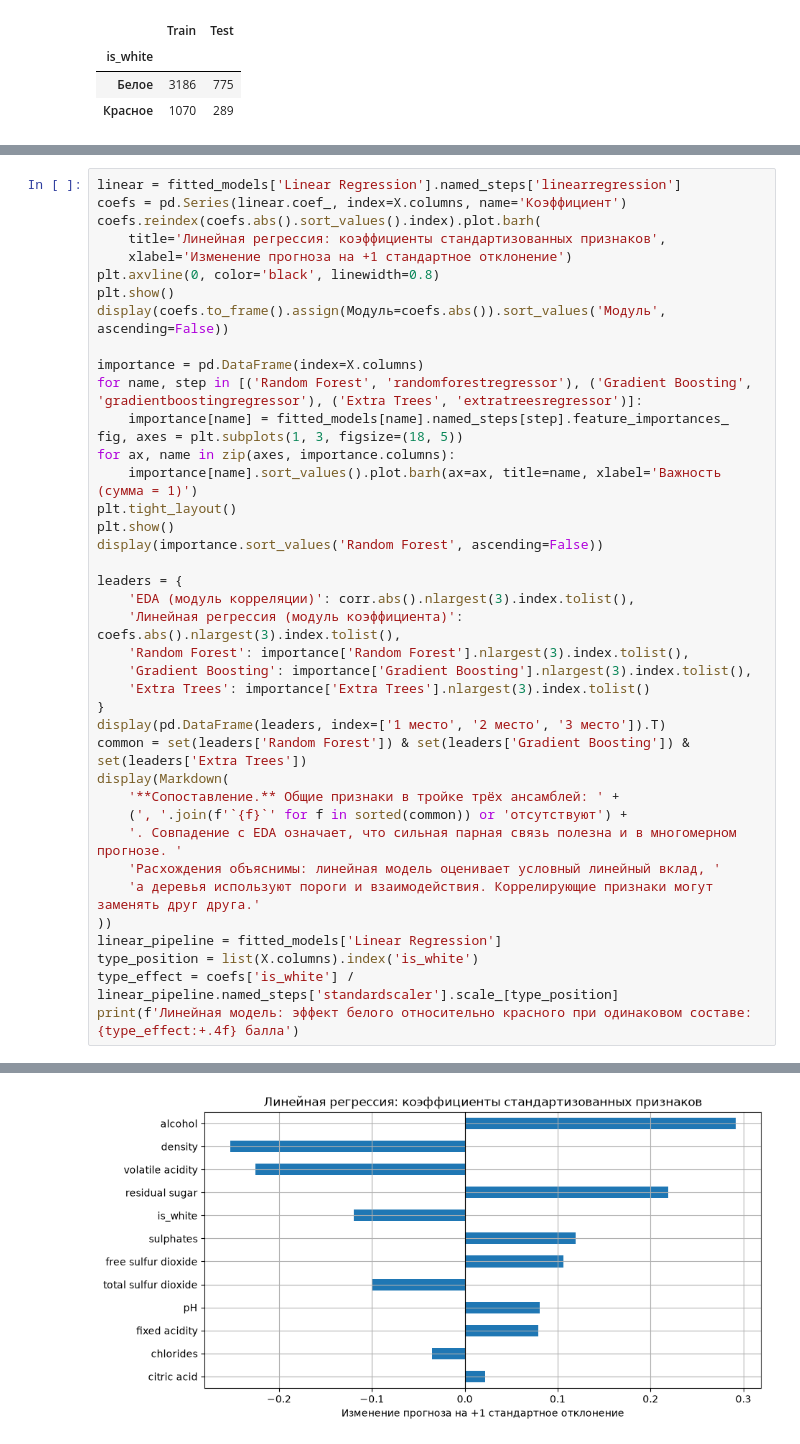
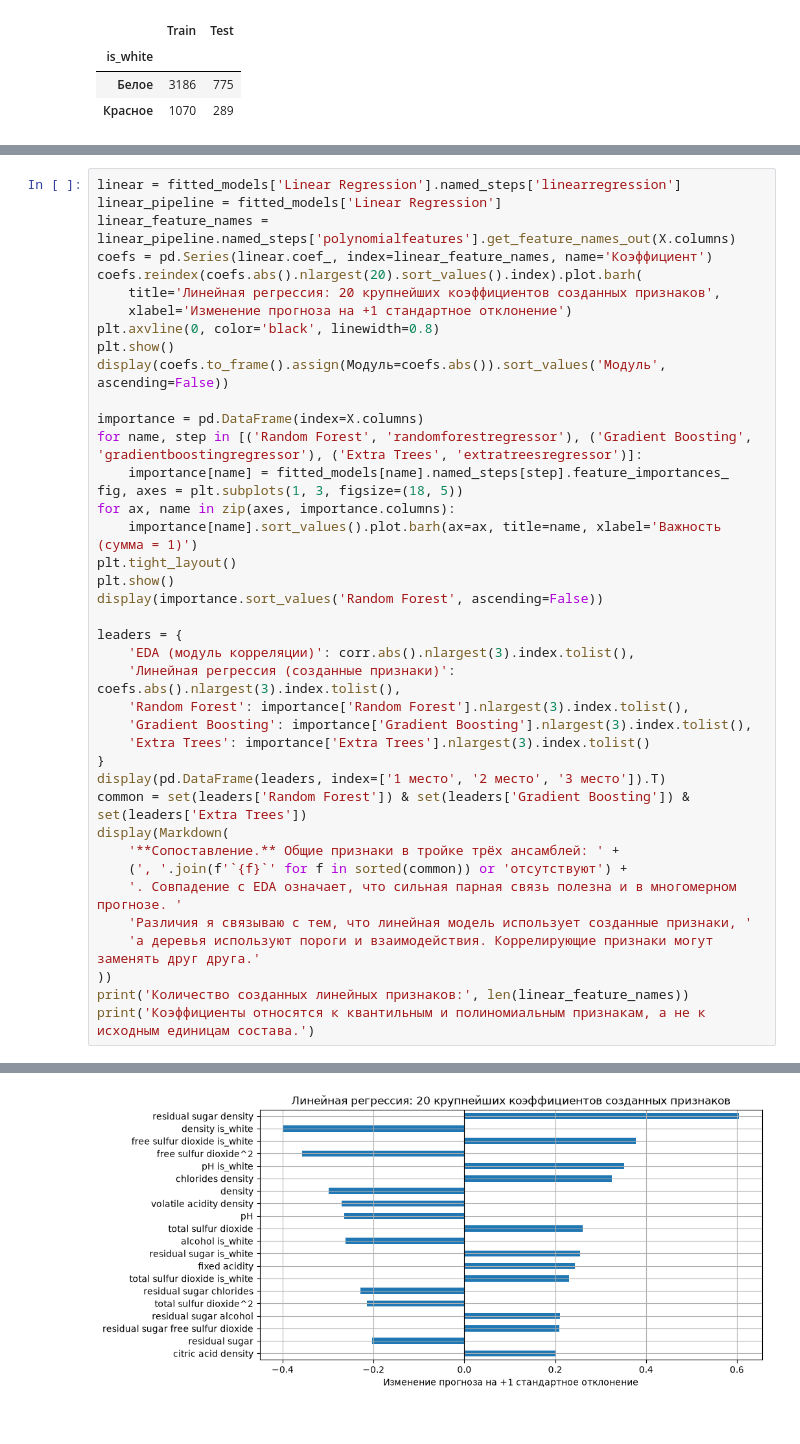
Before and after one commit to Chuba-ka/machineLearning, a Jupyter notebook: regression/lab01.ipynb, the cells around one changed output, grey strips where cells are left out. Cells and saved outputs as stored; diff of their text form.

```diff
--- a/regression/lab01.ipynb
+++ b/regression/lab01.ipynb
@@ -338,8 +402,10 @@ Extra Trees: CV RMSE=0.69047
 # %%
 linear = fitted_models['Linear Regression'].named_steps['linearregression']
-coefs = pd.Series(linear.coef_, index=X.columns, name='Коэффициент')
-coefs.reindex(coefs.abs().sort_values().index).plot.barh(
-    title='Линейная регрессия: коэффициенты стандартизованных признаков',
+linear_pipeline = fitted_models['Linear Regression']
+linear_feature_names = linear_pipeline.named_steps['polynomialfeatures'].get_feature_names_out(X.columns)
+coefs = pd.Series(linear.coef_, index=linear_feature_names, name='Коэффициент')
+coefs.reindex(coefs.abs().nlargest(20).sort_values().index).plot.barh(
+    title='Линейная регрессия: 20 крупнейших коэффициентов созданных признаков',
     xlabel='Изменение прогноза на +1 стандартное отклонение')
 plt.axvline(0, color='black', linewidth=0.8)
 plt.show()
@@ -357,7 +423,7 @@ display(importance.sort_values('Random Forest', ascending=False))
 
 leaders = {
     'EDA (модуль корреляции)': corr.abs().nlargest(3).index.tolist(),
-    'Линейная регрессия (модуль коэффициента)': coefs.abs().nlargest(3).index.tolist(),
+    'Линейная регрессия (созданные признаки)': coefs.abs().nlargest(3).index.tolist(),
     'Random Forest': importance['Random Forest'].nlargest(3).index.tolist(),
     'Gradient Boosting': importance['Gradient Boosting'].nlargest(3).index.tolist(),
     'Extra Trees': importance['Extra Trees'].nlargest(3).index.tolist()
@@ -368,11 +434,9 @@ display(Markdown(
     '**Сопоставление.** Общие признаки в тройке трёх ансамблей: ' +
     (', '.join(f'`{f}`' for f in sorted(common)) or 'отсутствуют') +
     '. Совпадение с EDA означает, что сильная парная связь полезна и в многомерном прогнозе. '
-    'Расхождения объяснимы: линейная модель оценивает условный линейный вклад, '
+    'Различия я связываю с тем, что линейная модель использует созданные признаки, '
     'а деревья используют пороги и взаимодействия. Коррелирующие признаки могут заменять друг друга.'
 ))
-linear_pipeline = fitted_models['Linear Regression']
-type_position = list(X.columns).index('is_white')
-type_effect = coefs['is_white'] / linear_pipeline.named_steps['standardscaler'].scale_[type_position]
-print(f'Линейная модель: эффект белого относительно красного при одинаковом составе: {type_effect:+.4f} балла')
+print('Количество созданных линейных признаков:', len(linear_feature_names))
+print('Коэффициенты относятся к квантильным и полиномиальным признакам, а не к исходным единицам состава.')
 # %% [output]
@@ -380,2 +445,2 @@ print(f'Линейная модель: эффект белого относит
-[figure, old version]
+[figure, new version]
 |  | Коэффициент | Модуль |
```
Also changed, not shown: parts of 21 cells of this notebook, 5 other files.
